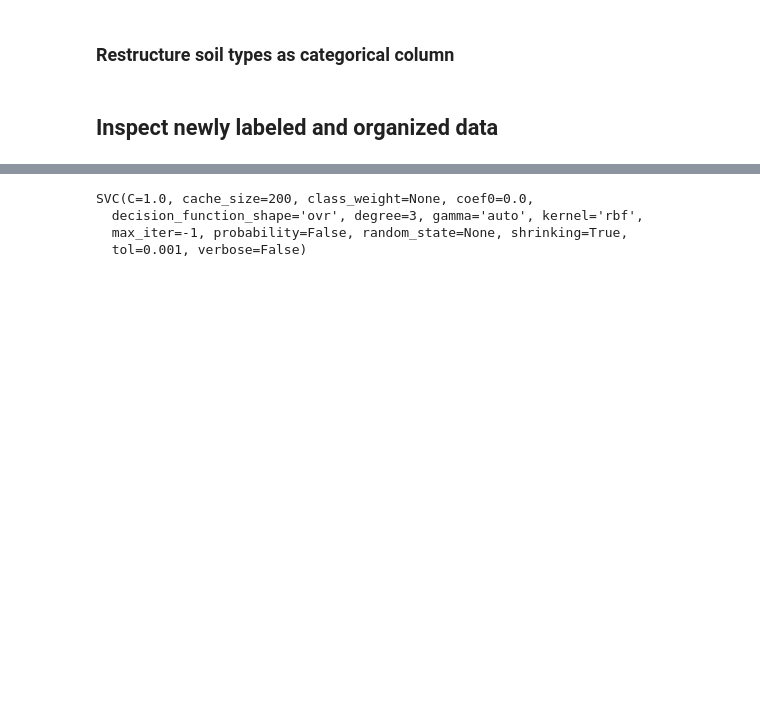
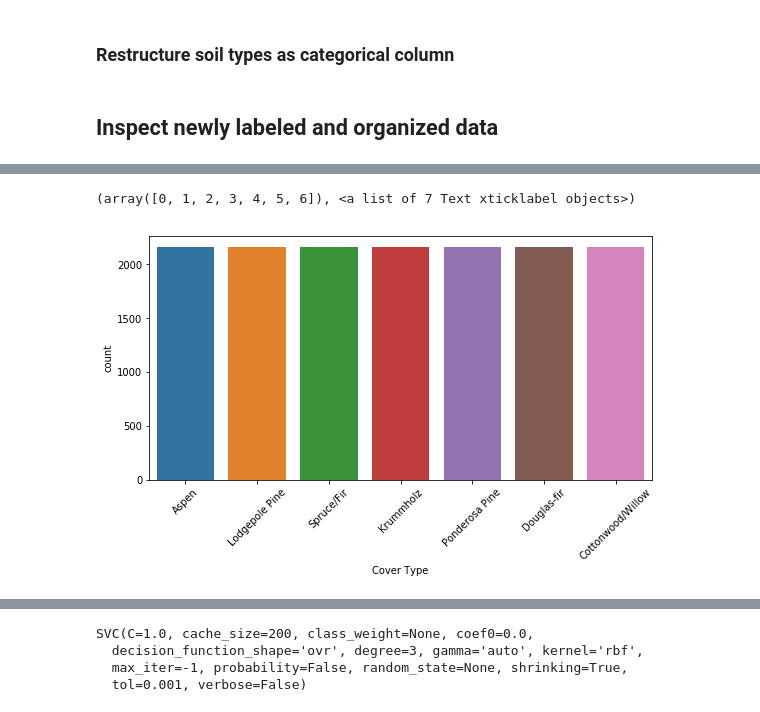
Before and after one commit to willtscott/Kaggle, a Jupyter notebook: forest-cover-type-kernels-only/notebook/Exploration and Basic Learning.ipynb, the cells around one changed output, grey strips where cells are left out. Drawn from its saved outputs; the diff is of its cells as text; code cells hidden in the pictures; blank space fills up the shorter version.

```diff
--- a/forest-cover-type-kernels-only/notebook/Exploration and Basic Learning.ipynb
+++ b/forest-cover-type-kernels-only/notebook/Exploration and Basic Learning.ipynb
@@ -132,0 +156,7 @@ sns.countplot(x='Cover_Type', data=train)
+# %%
+plt.figure(figsize=(9,4.5))
+sns.countplot(x="Cover Type", data=train)
+plt.xticks(rotation=45)
+# %% [output]
+(array([0, 1, 2, 3, 4, 5, 6]), <a list of 7 Text xticklabel objects>)
+[figure, added]
```
Also changed, not shown: parts of 13 cells of this notebook.
